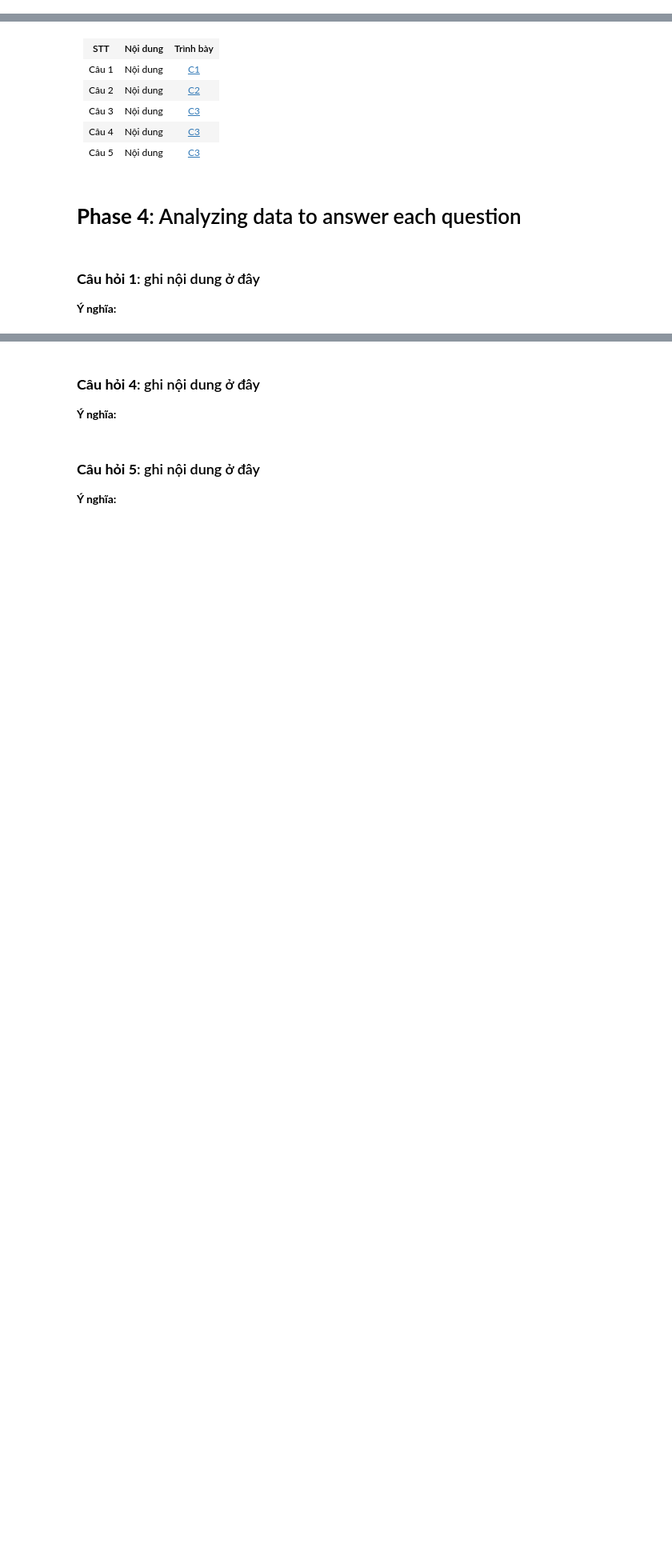
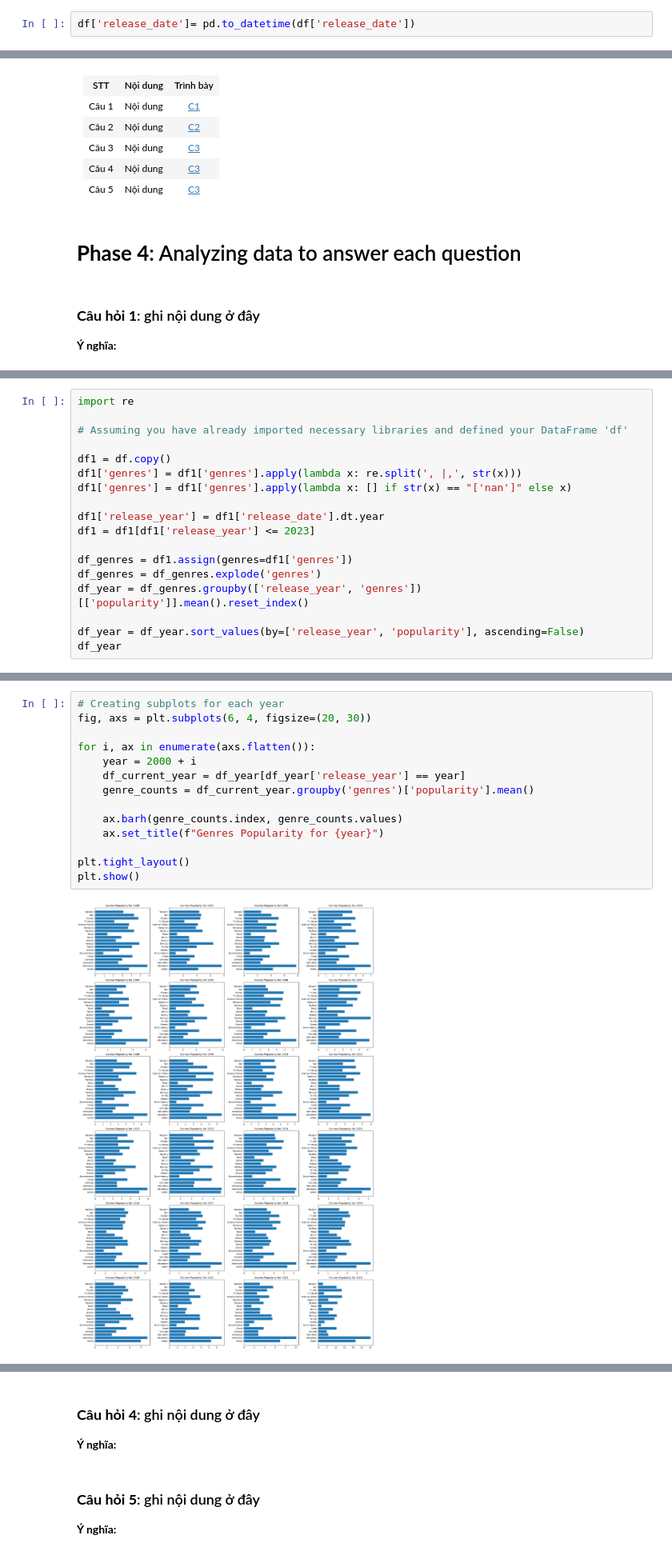
Before and after one commit to baohuyvanba/hcmus_dsp_finalproject_CSC17104, a Jupyter notebook: finalproject.ipynb, the cells around one changed output, grey strips where cells are left out. Shown at 80% size. Saved outputs shown, nothing was run; the diff lists cells and outputs as text; blank space fills up the shorter version.

```diff
--- a/finalproject.ipynb
+++ b/finalproject.ipynb
@@ -159,6 +217,8 @@ Data columns (total 23 columns):
  22  spoken_languages      592368 non-null  object
 dtypes: bool(1), float64(2), int64(5), object(15)
 memory usage: 163.7+ MB
+# %%
+df['release_date']= pd.to_datetime(df['release_date'])
 # %% [markdown]
 #### Visualize some data
 Ở phần này ta sẽ biểu diễn một vài dữ liệu được cung cấp và đưa ra các nhận xét.
@@ -209,0 +277,18 @@ memory usage: 163.7+ MB
+# %%
+import re
+
+# Assuming you have already imported necessary libraries and defined your DataFrame 'df'
+
+df1 = df.copy()
+df1['genres'] = df1['genres'].apply(lambda x: re.split(', |,', str(x)))
+df1['genres'] = df1['genres'].apply(lambda x: [] if str(x) == "['nan']" else x)
+
+df1['release_year'] = df1['release_date'].dt.year
+df1 = df1[df1['release_year'] <= 2023]
+
+df_genres = df1.assign(genres=df1['genres'])
+df_genres = df_genres.explode('genres')
+df_year = df_genres.groupby(['release_year', 'genres'])[['popularity']].mean().reset_index()
+
+df_year = df_year.sort_values(by=['release_year', 'popularity'], ascending=False)
+df_year
@@ -209,0 +311,16 @@ memory usage: 163.7+ MB
+# %%
+# Creating subplots for each year
+fig, axs = plt.subplots(6, 4, figsize=(20, 30))
+
+for i, ax in enumerate(axs.flatten()):
+    year = 2000 + i
+    df_current_year = df_year[df_year['release_year'] == year]
+    genre_counts = df_current_year.groupby('genres')['popularity'].mean()
+
+    ax.barh(genre_counts.index, genre_counts.values)
+    ax.set_title(f"Genres Popularity for {year}")
+
+plt.tight_layout()
+plt.show()
+# %% [output]
+[figure, added]
```
Also changed, not shown: parts of 29 cells of this notebook.
